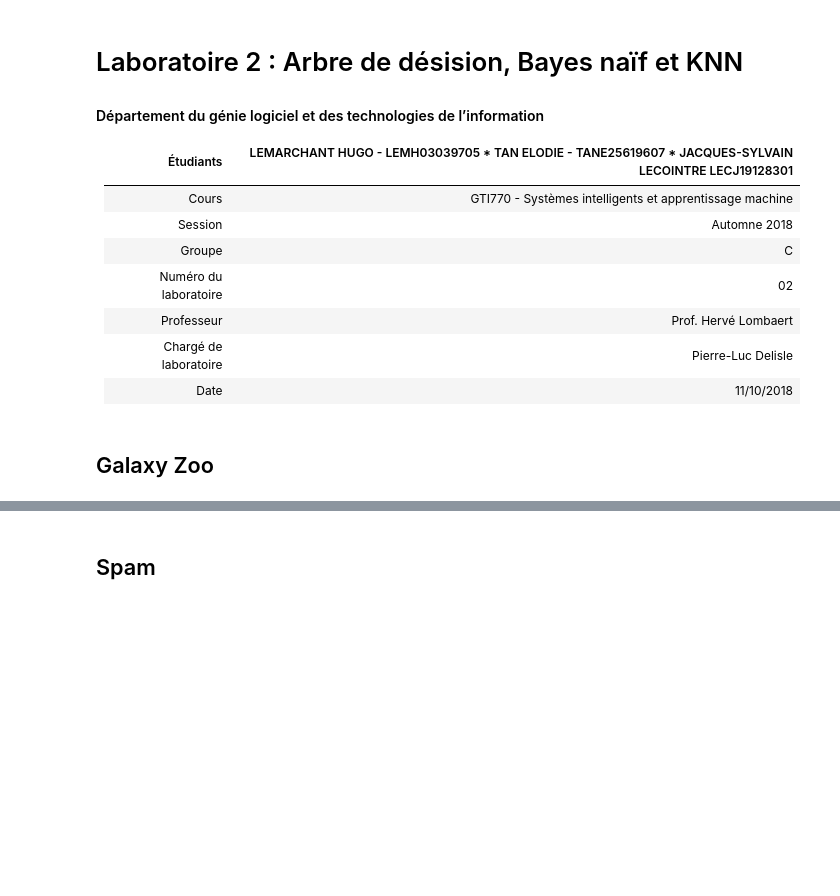
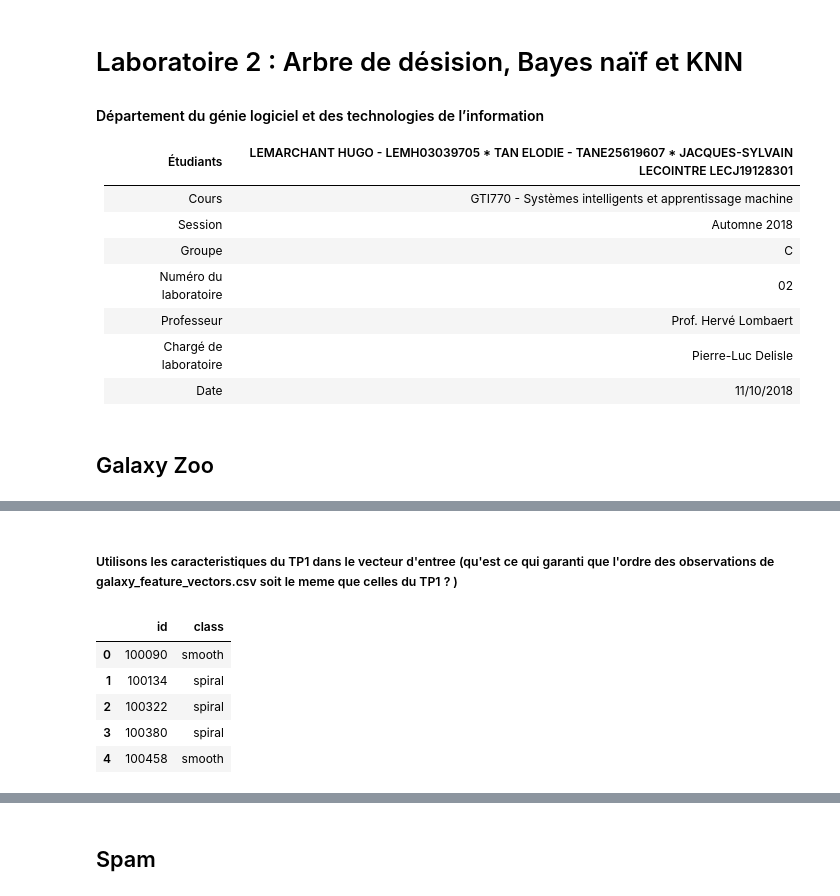
Before and after one commit to lodtan/gti770-tp2, a Jupyter notebook: GTI770-TP02.ipynb, the cells around one changed output, grey strips where cells are left out. Saved outputs shown, nothing was run; the diff lists cells and outputs as text; code cells hidden in the pictures; blank space fills up the shorter version.

```diff
--- a/GTI770-TP02.ipynb
+++ b/GTI770-TP02.ipynb
@@ -36,5 +36,5 @@ from sklearn.model_selection import GridSearchCV
 # %% [markdown]
 ## Galaxy Zoo
 # %%
-X_galaxy = pd.read_csv('galaxy_feature_vectors.csv', delimiter = ',', header=None).values
-Y_galaxy = pd.read_csv('galaxy_label_data_set.csv', delimiter = ',')['class'].values
+feature_vectors = pd.read_csv('galaxy_feature_vectors.csv', delimiter = ',', header=None)
+labels = pd.read_csv('galaxy_label_data_set.csv', delimiter = ',')
@@ -45,0 +52,2 @@ f1_scores = []
+# %% [markdown]
+##### Utilisons les caracteristiques du TP1 dans le vecteur d'entree (qu'est ce qui garanti que l'ordre des observations de galaxy_feature_vectors.csv soit le meme que celles du TP1 ? )
@@ -45,0 +60,9 @@ f1_scores = []
+# %%
+labels.head(5)
+# %% [output]
+|  | id | class |
+| 0 | 100090 | smooth |
+| 1 | 100134 | spiral |
+| 2 | 100322 | spiral |
+| 3 | 100380 | spiral |
+| 4 | 100458 | smooth |
```
Also changed, not shown: parts of 32 cells of this notebook.
